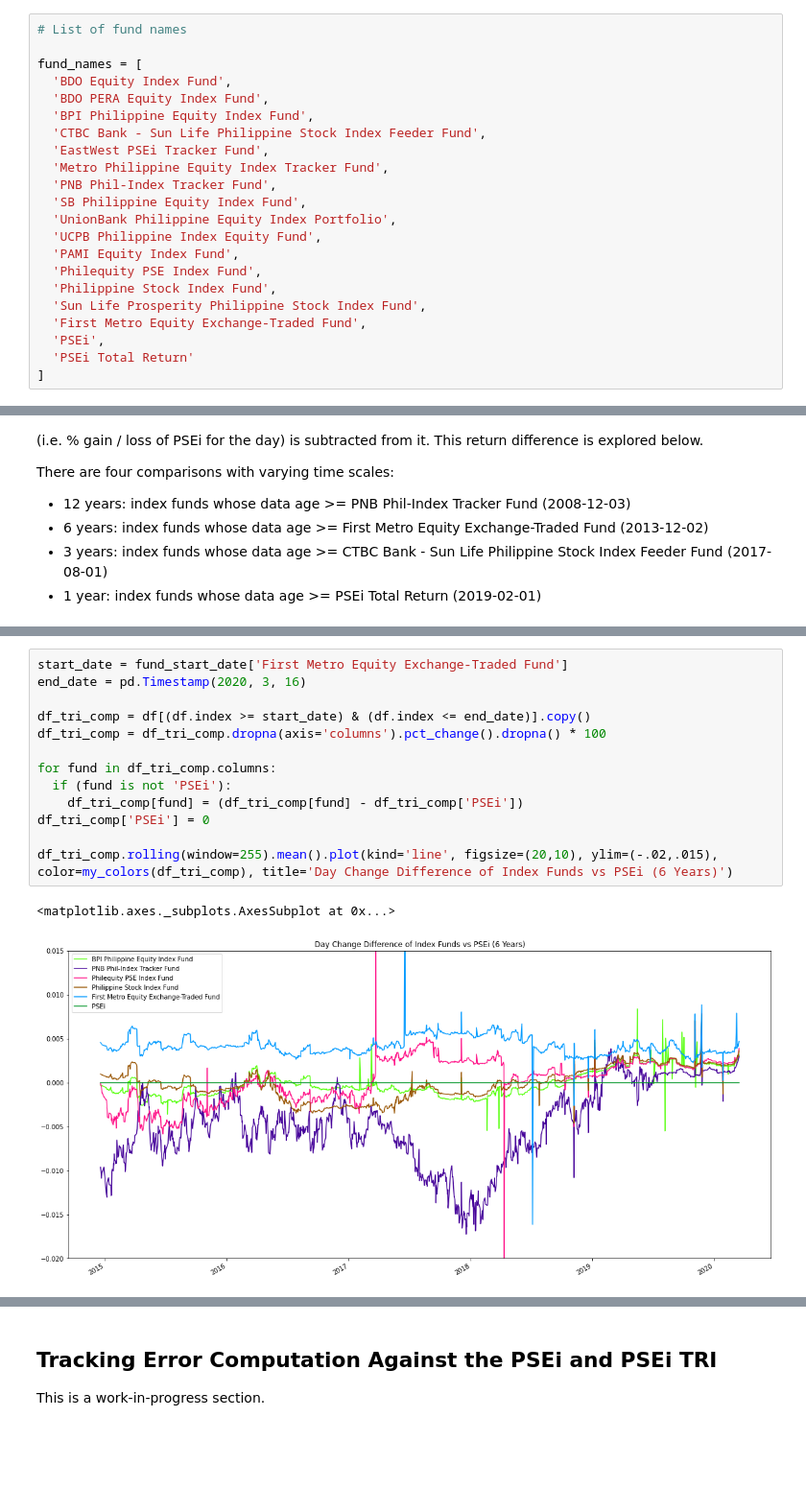
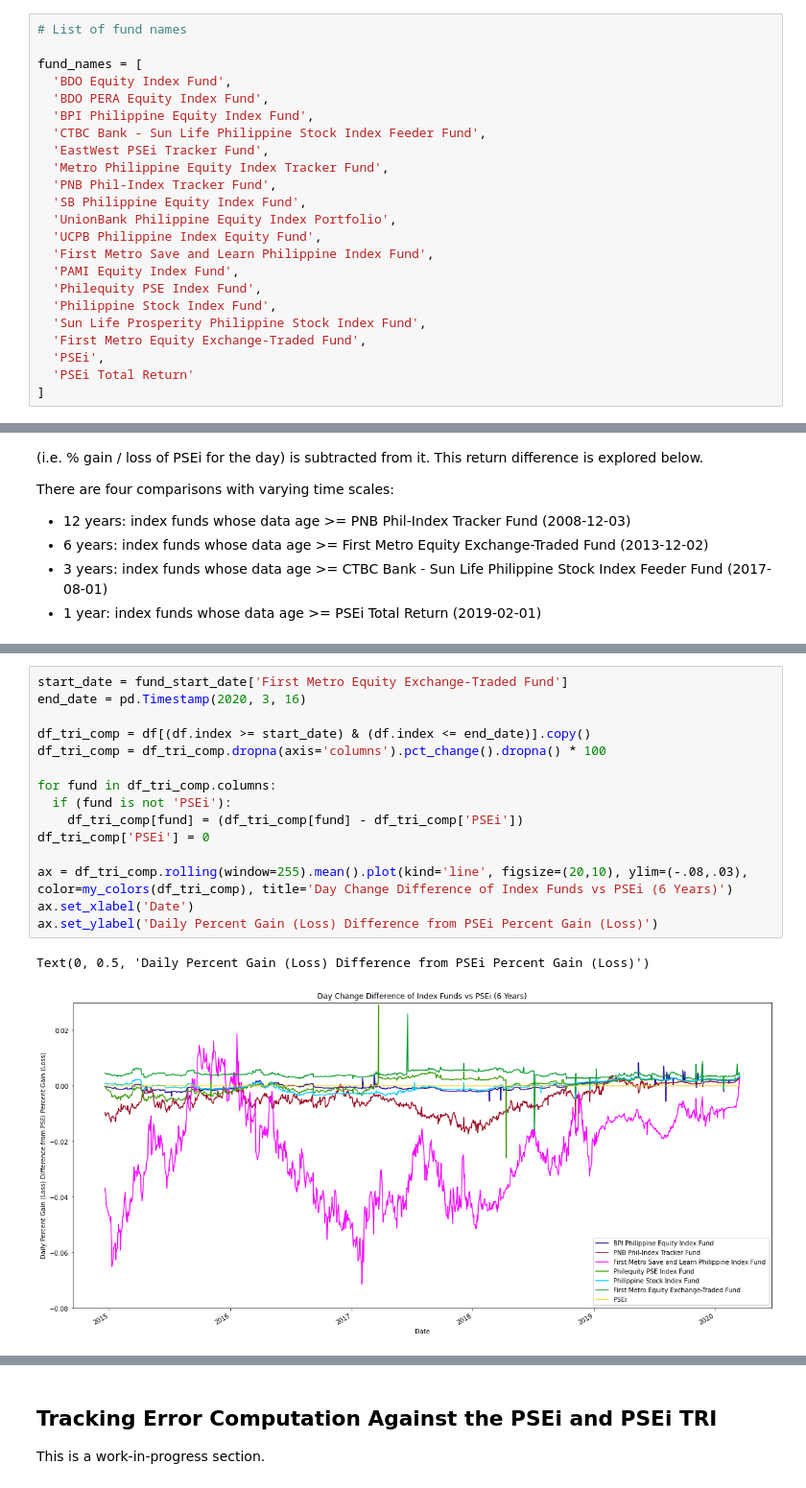
Before and after one commit to wdjose/pse-index-funds, a Jupyter notebook: index-fund-comparison.ipynb, the cells around one changed output, grey strips where cells are left out. Shown at 96% size. Cells and saved outputs as stored; diff of their text form; blank space fills up the shorter version.

Commit message:
Edited comparison files and pages to reflect First Metro Save and Learn Philippine Index Fund

```diff
--- a/index-fund-comparison.ipynb
+++ b/index-fund-comparison.ipynb
@@ -155,6 +161,7 @@ fund_names = [
   'SB Philippine Equity Index Fund',
   'UnionBank Philippine Equity Index Portfolio',
   'UCPB Philippine Index Equity Fund',
+  'First Metro Save and Learn Philippine Index Fund',
   'PAMI Equity Index Fund',
   'Philequity PSE Index Fund',
   'Philippine Stock Index Fund',
@@ -387,19 +409,21 @@ df_tri_comp.rolling(window=255).mean().plot(kind='line', figsize=(20,10), color=
 # %%
 start_date = fund_start_date['First Metro Equity Exchange-Traded Fund']
 end_date = pd.Timestamp(2020, 3, 16)
 
 df_tri_comp = df[(df.index >= start_date) & (df.index <= end_date)].copy()
 df_tri_comp = df_tri_comp.dropna(axis='columns').pct_change().dropna() * 100
 
 for fund in df_tri_comp.columns:
   if (fund is not 'PSEi'):
     df_tri_comp[fund] = (df_tri_comp[fund] - df_tri_comp['PSEi'])
 df_tri_comp['PSEi'] = 0
 
-df_tri_comp.rolling(window=255).mean().plot(kind='line', figsize=(20,10), ylim=(-.02,.015), color=my_colors(df_tri_comp), title='Day Change Difference of Index Funds vs PSEi (6 Years)')
+ax = df_tri_comp.rolling(window=255).mean().plot(kind='line', figsize=(20,10), ylim=(-.08,.03), color=my_colors(df_tri_comp), title='Day Change Difference of Index Funds vs PSEi (6 Years)')
+ax.set_xlabel('Date')
+ax.set_ylabel('Daily Percent Gain (Loss) Difference from PSEi Percent Gain (Loss)')
 # %% [output]
-<matplotlib.axes._subplots.AxesSubplot at 0x...>
+Text(0, 0.5, 'Daily Percent Gain (Loss) Difference from PSEi Percent Gain (Loss)')
-[figure, old version]
+[figure, new version]
 # %%
 start_date = fund_start_date['CTBC Bank - Sun Life Philippine Stock Index Feeder Fund']
 end_date = pd.Timestamp(2020, 3, 16)
```
Also changed, not shown: parts of 16 cells of this notebook, 2 other files.
